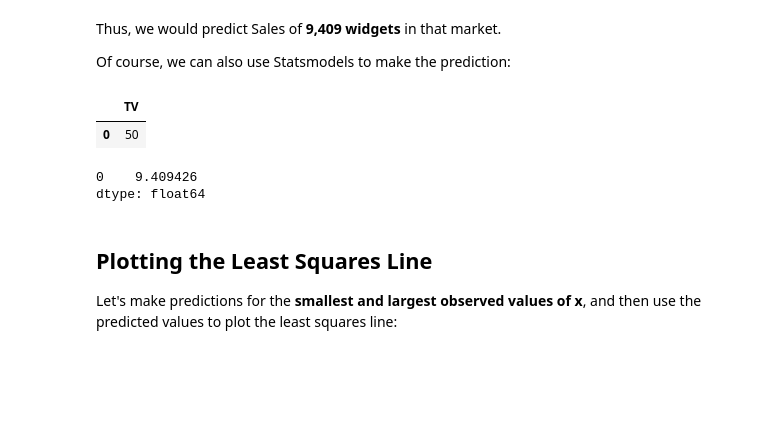
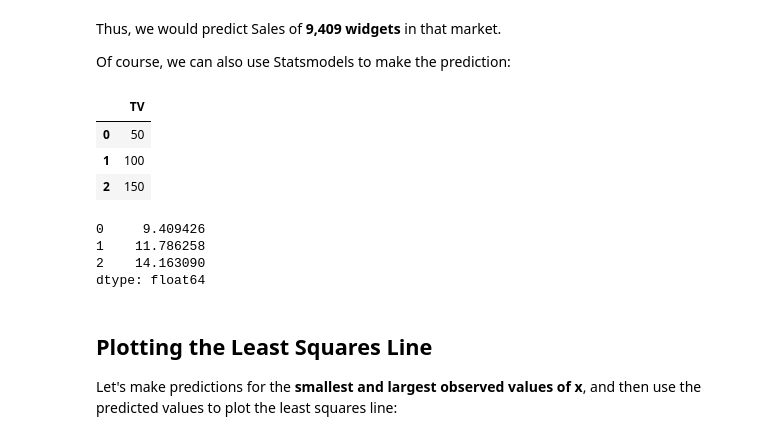
Before and after one commit to smitdalt/machine-learning, a Jupyter notebook: notebooks/08_linear_regression.ipynb, the cells around one changed output. Cells and saved outputs as stored; diff of their text form; code cells hidden in the pictures; blank space fills up the shorter version.

```diff
--- a/notebooks/08_linear_regression.ipynb
+++ b/notebooks/08_linear_regression.ipynb
@@ -180,16 +185,20 @@ Thus, we would predict Sales of **9,409 widgets** in that market.
 Of course, we can also use Statsmodels to make the prediction:
 # %%
 # you have to create a DataFrame since the Statsmodels formula interface expects it
-X_new = pd.DataFrame({'TV': [50]})
+X_new = pd.DataFrame({'TV': [50, 100, 150]})
 X_new.head()
 # %% [output]
 |  | TV |
 | 0 | 50 |
+| 1 | 100 |
+| 2 | 150 |
 # %%
 # use the model to make predictions on a new value
 lm.predict(X_new)
 # %% [output]
-0    9.409426
+0     9.409426
+1    11.786258
+2    14.163090
 dtype: float64
 # %% [markdown]
 ## Plotting the Least Squares Line
```
Also changed, not shown: parts of 8 cells of this notebook.
